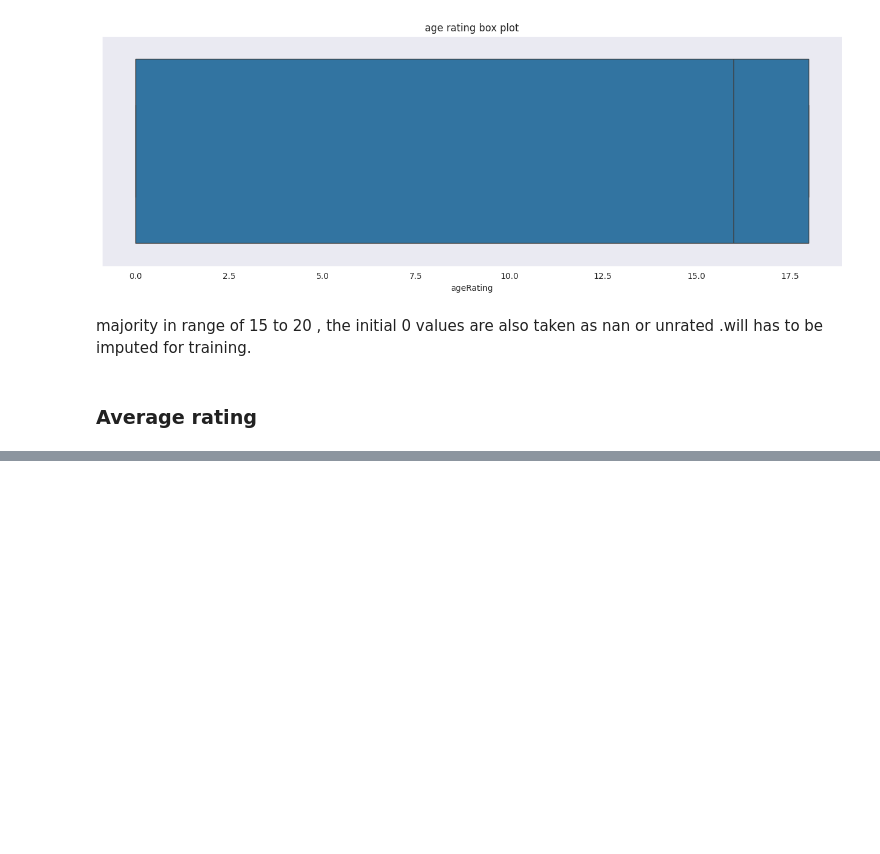
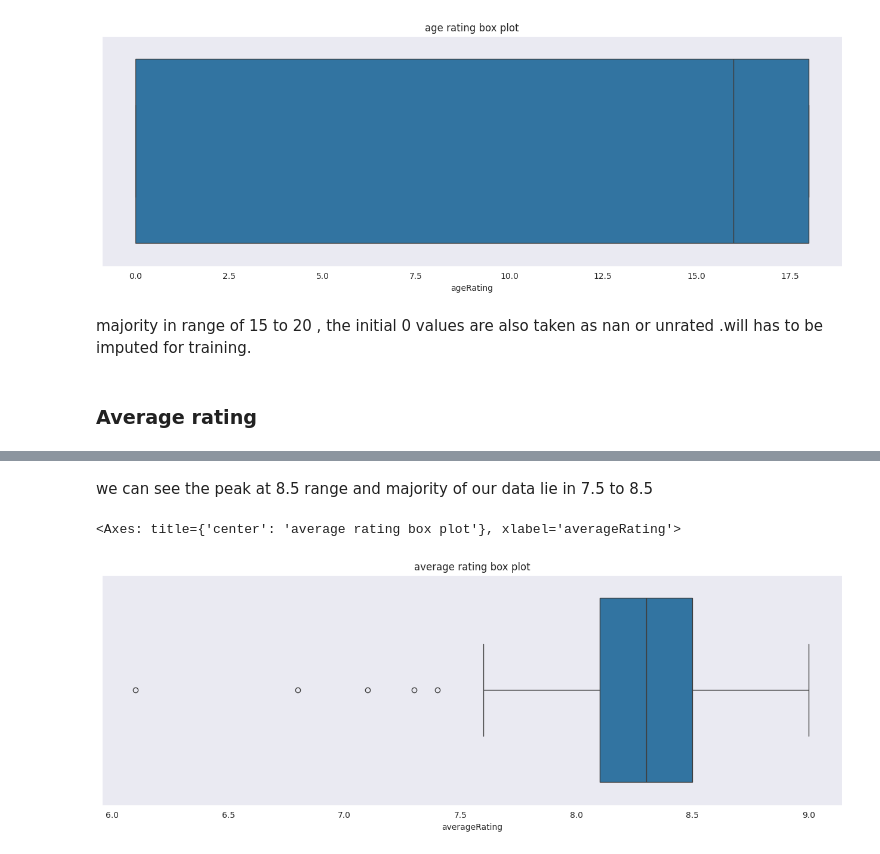
Before and after one commit to Shruthikshetty/media-logger-recommender, a Jupyter notebook: training_notebooks/tv_show_recommedation_model.ipynb, the cells around one changed output, grey strips where cells are left out. Saved outputs shown, nothing was run; the diff lists cells and outputs as text; code cells hidden in the pictures; blank space fills up the shorter version.

```diff
--- a/training_notebooks/tv_show_recommedation_model.ipynb
+++ b/training_notebooks/tv_show_recommedation_model.ipynb
@@ -160,0 +179,10 @@ majority in range of 15 to 20 , the initial 0 values are also taken as nan or un
+# %% [markdown]
+we can see the peak at 8.5 range and majority of our data lie in 7.5 to 8.5
+# %%
+# let drawe the box plot these should not be out liers since we have a limt of 0-10
+plt.figure(figsize=(16 , 5));
+plt.title("average rating box plot")
+sns.boxplot(x=tv_show_df["averageRating"])
+# %% [output]
+<Axes: title={'center': 'average rating box plot'}, xlabel='averageRating'>
+[figure, added]
```
Also changed, not shown: parts of 30 cells of this notebook.
